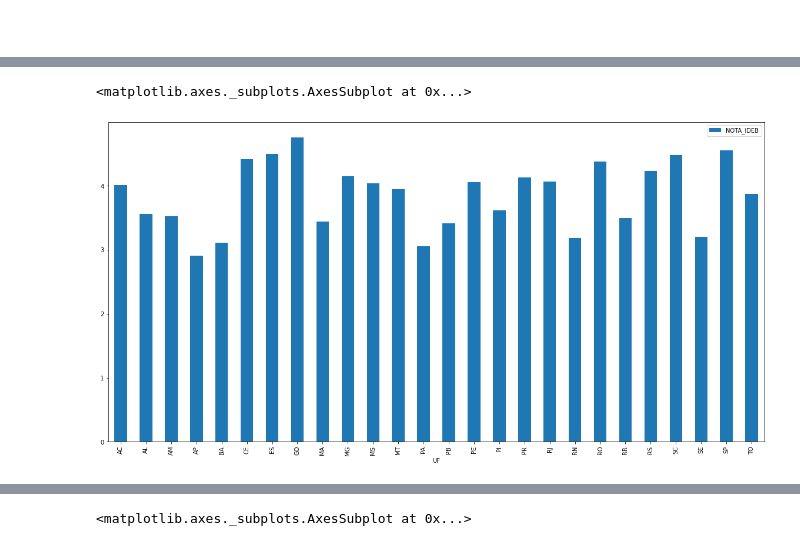
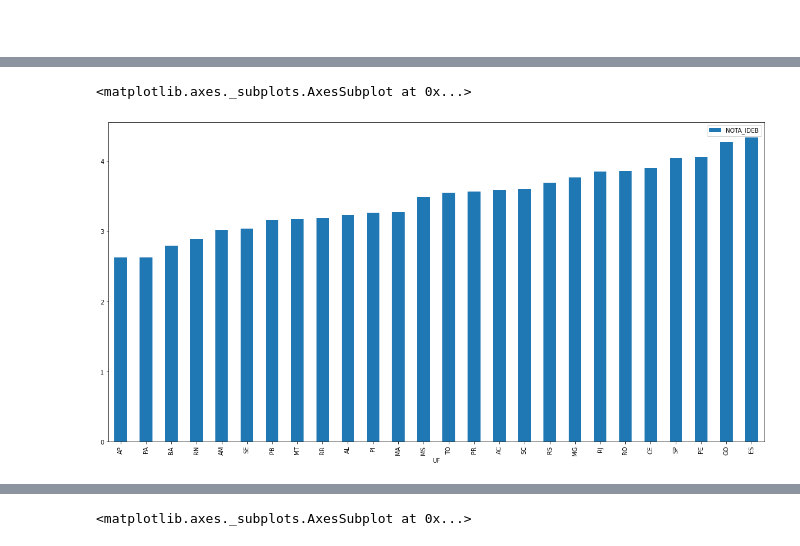
Before and after one commit to matteushc/tcc, a Jupyter notebook: 07-juncao_dados.ipynb, the cells around one changed output, grey strips where cells are left out. Saved outputs shown, nothing was run; the diff lists cells and outputs as text; code cells hidden in the pictures.

```diff
--- a/07-juncao_dados.ipynb
+++ b/07-juncao_dados.ipynb
@@ -155,7 +155,7 @@ df_p_5.plot(kind='bar', figsize=(20,10))
 # %%
 df_p_6 = final[['UF', 'NOTA_IDEB']].groupby('UF') \
-            .mean()
+            .mean().sort_values(by=['NOTA_IDEB'])
 df_p_6.plot(kind='bar', figsize=(20,10))
 # %% [output]
 <matplotlib.axes._subplots.AxesSubplot at 0x...>
-[figure, old version]
+[figure, new version]
```
Also changed, not shown: parts of 22 cells of this notebook, 3 other files.
